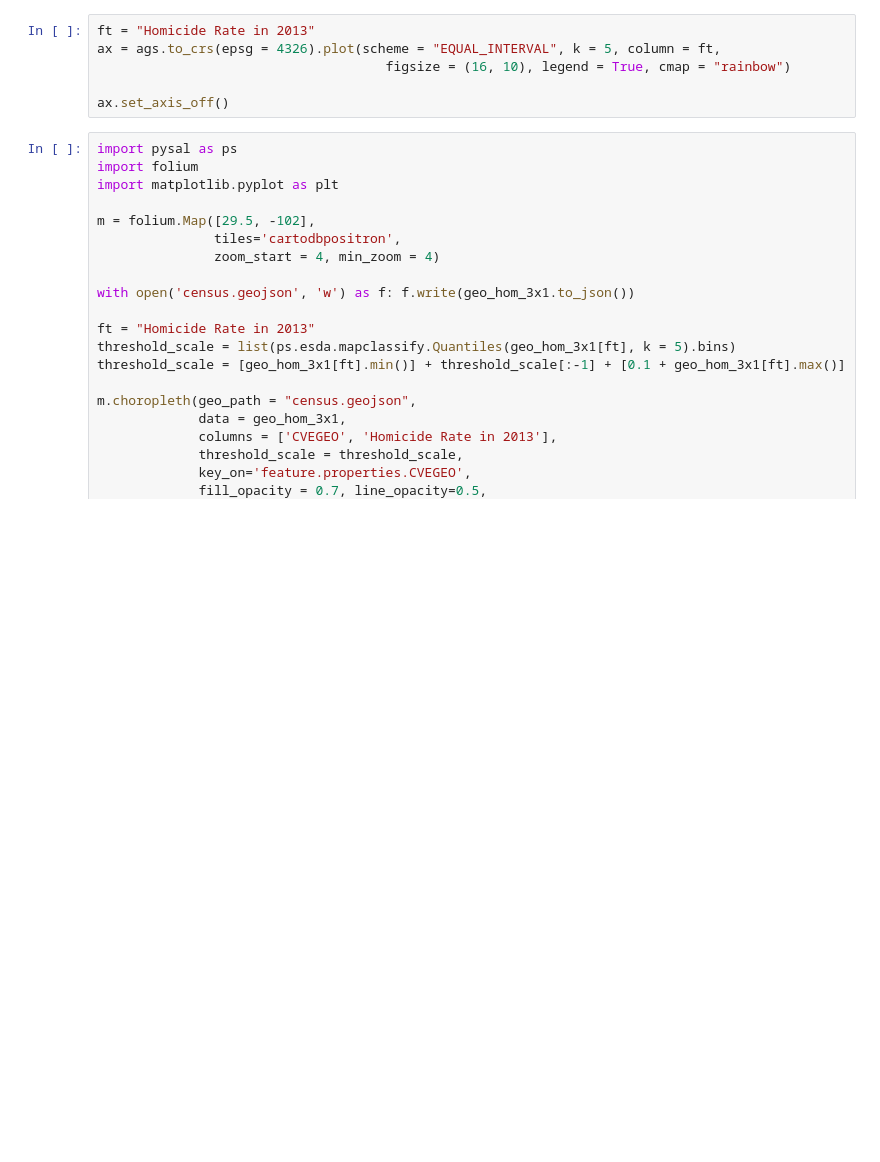
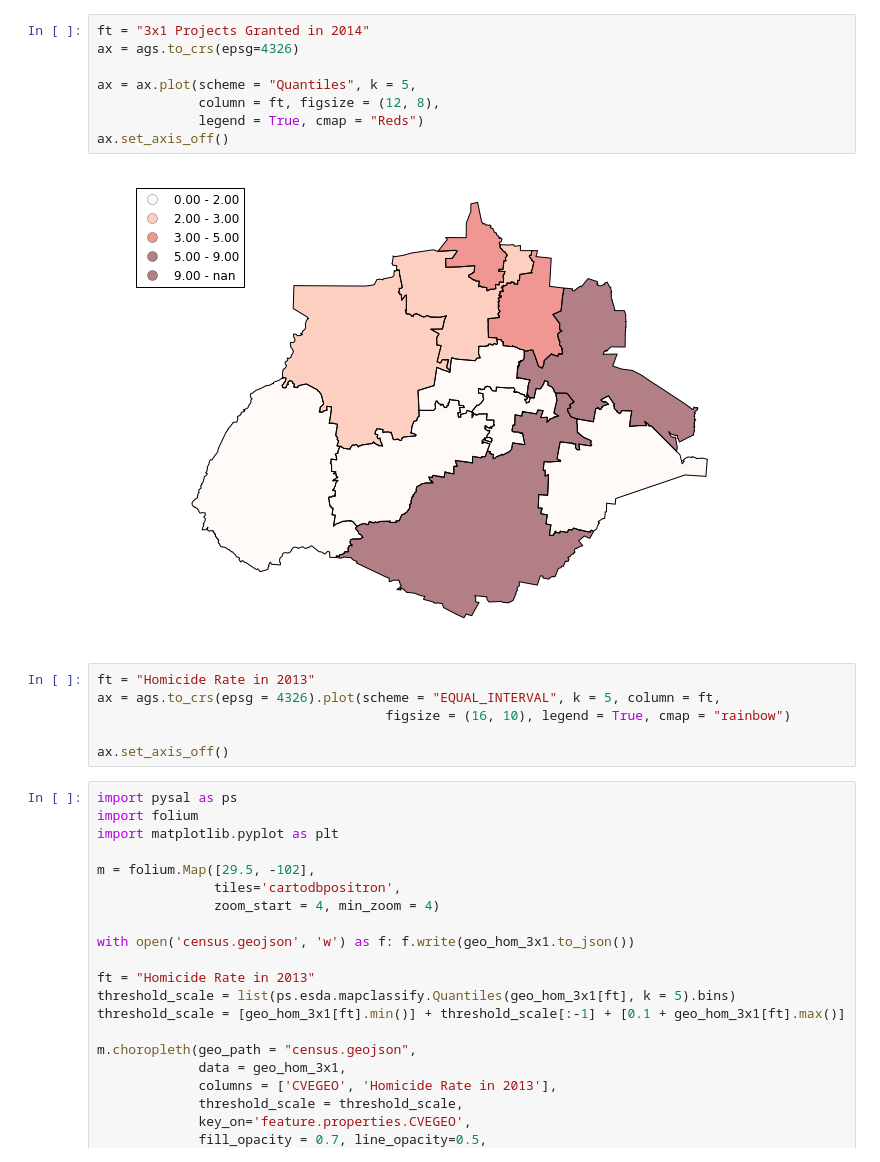
Before and after one commit to jmtoral/BarceinasToral, a Jupyter notebook: mapas.ipynb, the cells around one changed output. Drawn from its saved outputs; the diff is of its cells as text; blank space fills up the shorter version.

```diff
--- a/mapas.ipynb
+++ b/mapas.ipynb
@@ -75,3 +62,13 @@ KeyError: 'CVEGEO'
+# %%
+ft = "3x1 Projects Granted in 2014"
+ax = ags.to_crs(epsg=4326)
+
+ax = ax.plot(scheme = "Quantiles", k = 5,
+             column = ft, figsize = (12, 8),
+             legend = True, cmap = "Reds")
+ax.set_axis_off()
+# %% [output]
+[figure, added]
 # %%
 ft = "Homicide Rate in 2013"
 ax = ags.to_crs(epsg = 4326).plot(scheme = "EQUAL_INTERVAL", k = 5, column = ft,
```
Also changed, not shown: parts of 9 cells of this notebook.
